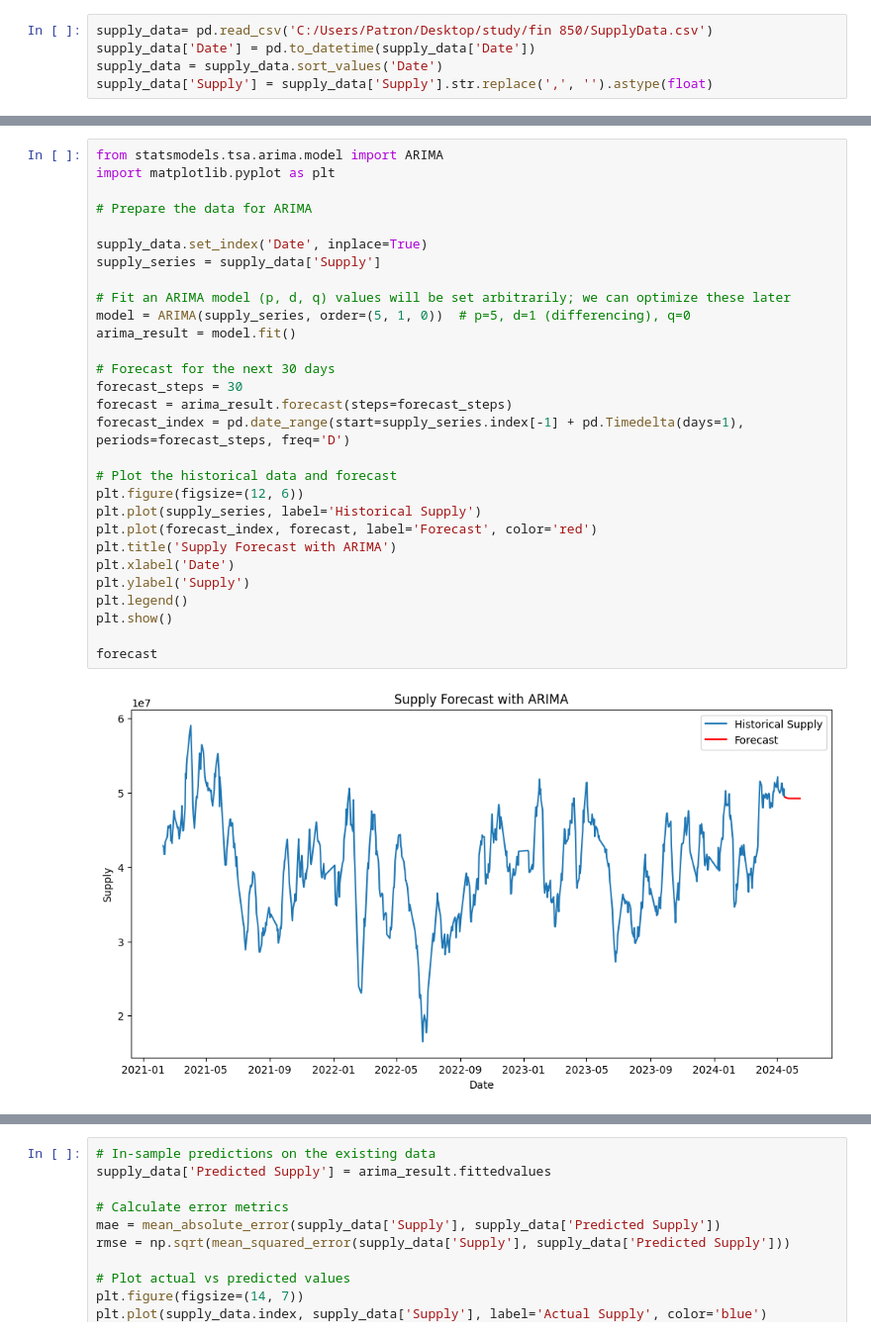
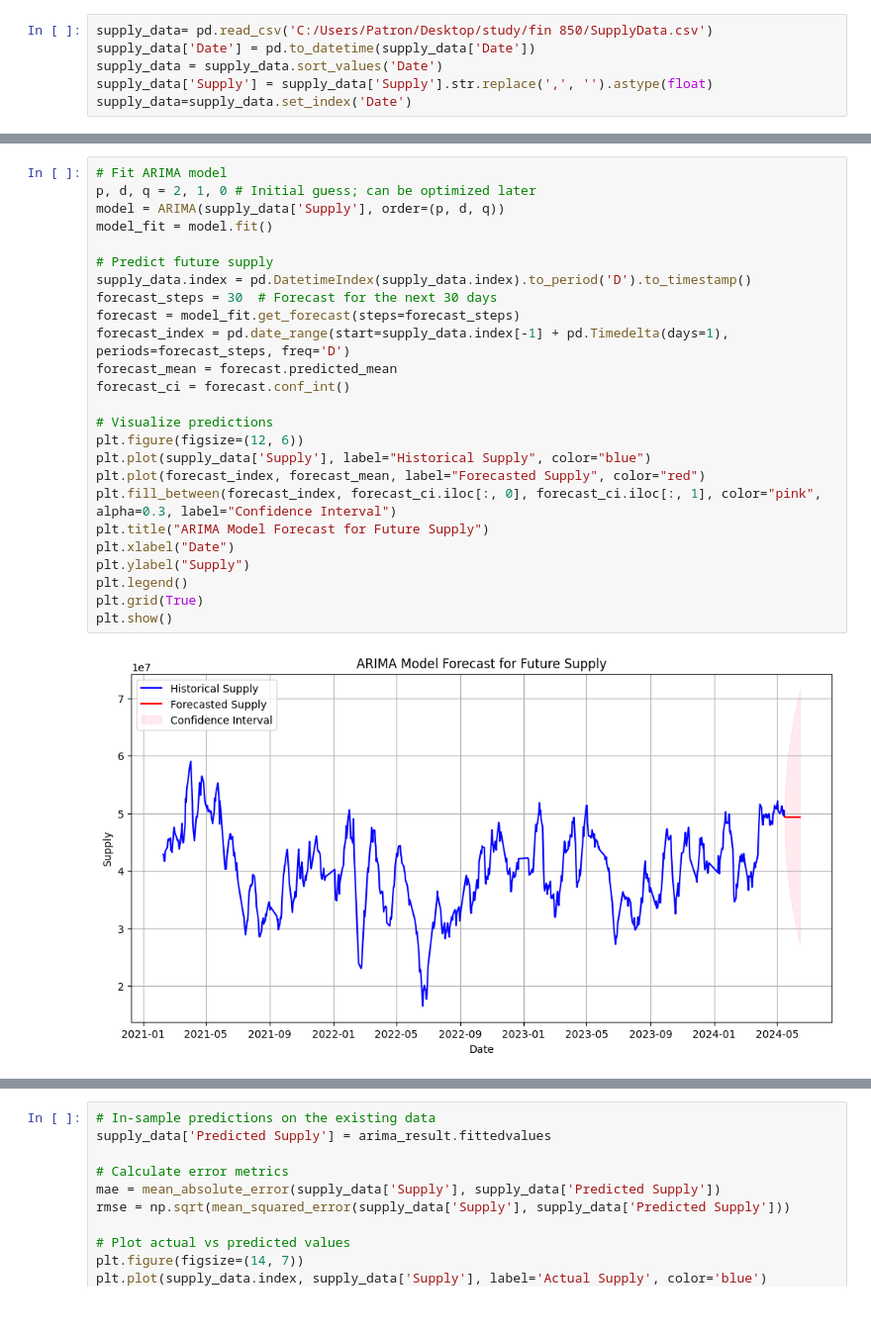
Before and after one commit to jansenism1231/Naturipe-Avocado-Anylysis, a Jupyter notebook: Supply Models/ARIMA.ipynb, the cells around one changed output, grey strips where cells are left out. Shown at 99% size. Saved outputs shown, nothing was run; the diff lists cells and outputs as text.

```diff
--- a/Supply Models/ARIMA.ipynb
+++ b/Supply Models/ARIMA.ipynb
@@ -10,3 +12,4 @@ supply_data= pd.read_csv('C:/Users/Patron/Desktop/study/fin 850/SupplyData.csv')
 supply_data['Date'] = pd.to_datetime(supply_data['Date'])
 supply_data = supply_data.sort_values('Date')
 supply_data['Supply'] = supply_data['Supply'].str.replace(',', '').astype(float)
+supply_data=supply_data.set_index('Date')
@@ -13,31 +57,27 @@ supply_data['Supply'] = supply_data['Supply'].str.replace(',', '').astype(float)
 # %%
-from statsmodels.tsa.arima.model import ARIMA
-import matplotlib.pyplot as plt
+# Fit ARIMA model
+p, d, q = 2, 1, 0 # Initial guess; can be optimized later
+model = ARIMA(supply_data['Supply'], order=(p, d, q))
+model_fit = model.fit()
 
-# Prepare the data for ARIMA
+# Predict future supply
+supply_data.index = pd.DatetimeIndex(supply_data.index).to_period('D').to_timestamp()
+forecast_steps = 30  # Forecast for the next 30 days
+forecast = model_fit.get_forecast(steps=forecast_steps)
+forecast_index = pd.date_range(start=supply_data.index[-1] + pd.Timedelta(days=1), periods=forecast_steps, freq='D')
+forecast_mean = forecast.predicted_mean
+forecast_ci = forecast.conf_int()
 
-supply_data.set_index('Date', inplace=True)
-supply_series = supply_data['Supply']
-
-# Fit an ARIMA model (p, d, q) values will be set arbitrarily; we can optimize these later
-model = ARIMA(supply_series, order=(5, 1, 0))  # p=5, d=1 (differencing), q=0
-arima_result = model.fit()
-
-# Forecast for the next 30 days
-forecast_steps = 30
-forecast = arima_result.forecast(steps=forecast_steps)
-forecast_index = pd.date_range(start=supply_series.index[-1] + pd.Timedelta(days=1), periods=forecast_steps, freq='D')
-
-# Plot the historical data and forecast
+# Visualize predictions
 plt.figure(figsize=(12, 6))
-plt.plot(supply_series, label='Historical Supply')
-plt.plot(forecast_index, forecast, label='Forecast', color='red')
-plt.title('Supply Forecast with ARIMA')
-plt.xlabel('Date')
-plt.ylabel('Supply')
+plt.plot(supply_data['Supply'], label="Historical Supply", color="blue")
+plt.plot(forecast_index, forecast_mean, label="Forecasted Supply", color="red")
+plt.fill_between(forecast_index, forecast_ci.iloc[:, 0], forecast_ci.iloc[:, 1], color="pink", alpha=0.3, label="Confidence Interval")
+plt.title("ARIMA Model Forecast for Future Supply")
+plt.xlabel("Date")
+plt.ylabel("Supply")
 plt.legend()
+plt.grid(True)
 plt.show()
-
-forecast
 # %% [output]
-[figure, old version]
+[figure, new version]
```
Also changed, not shown: parts of 9 cells of this notebook, 8 other files.
